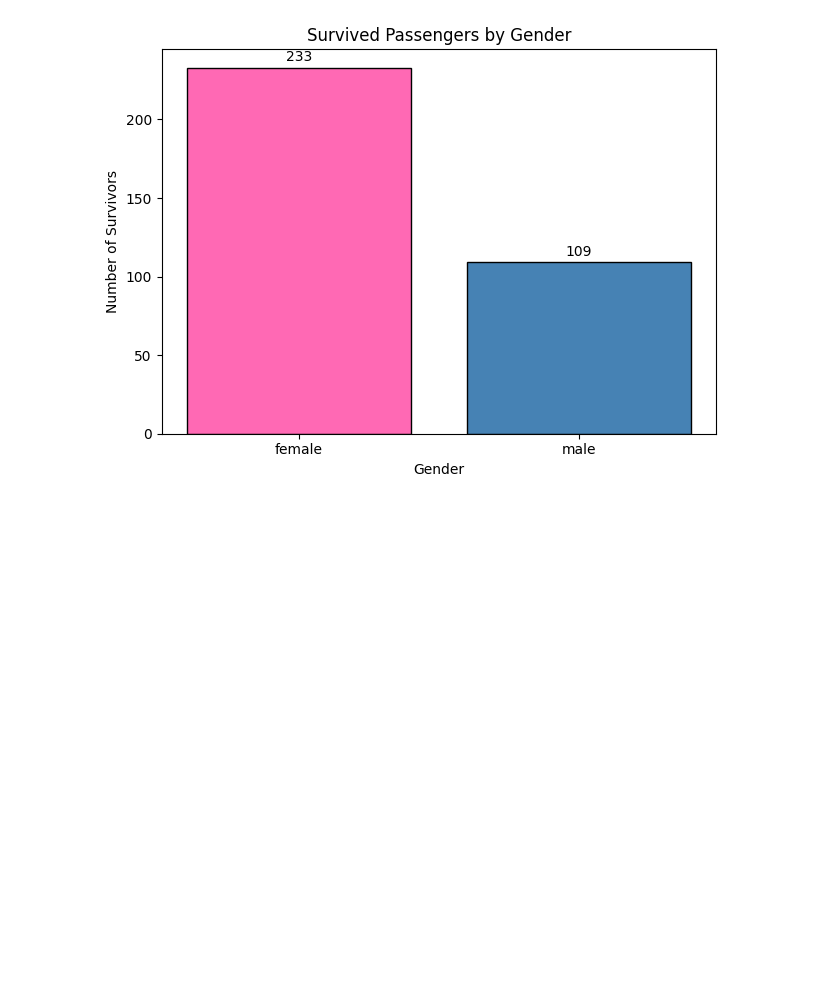
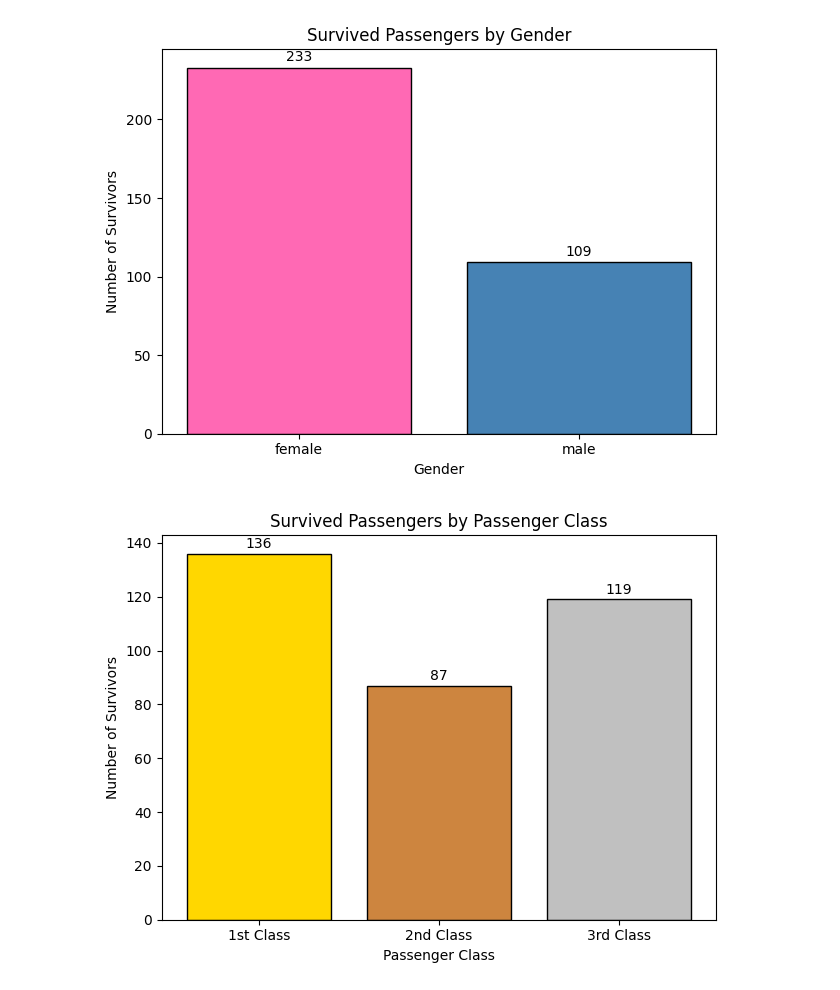
Before and after one commit to rahul-gitt/MY-PROJECTS, a Jupyter notebook: Titanic_Project/Titanic_Analysis.ipynb, the cells around one changed output. Saved outputs shown, nothing was run; the diff lists cells and outputs as text; code cells hidden in the pictures; blank space fills up the shorter version.

Commit message:
Survived Passengers by Passenger Class

```diff
--- a/Titanic_Project/Titanic_Analysis.ipynb
+++ b/Titanic_Project/Titanic_Analysis.ipynb
@@ -31,30 +31,54 @@ plt.xticks([0,1],['Dead' ,'Survived'])
 plt.tight_layout()
 plt.show()
 
 #Survived Passengers by Gender
 servive = df[df['Survived']== 1]
 sarvival_gender = servive['Sex'].value_counts()
 
 bars = plt.bar(sarvival_gender.index, sarvival_gender.values,
         color = ['hotpink','steelblue'],
         edgecolor= 'black',
         )
 
 for bar in bars:
     height = bar.get_height()
     plt.text(
         bar.get_x()+ bar.get_width()/2,
         height +4,
         height ,
         ha = 'center'
 
     )
 
 plt.title('Survived Passengers by Gender')
 plt.xlabel('Gender')
 plt.ylabel('Number of Survivors')
 plt.tight_layout()
 plt.show()
+
+#Passenger Class vs Survival
+Survival = df[df['Survived'] == 1]
+p_class = Survival['Pclass'].value_counts()
+
+bars = plt.bar(p_class.index,p_class.values,
+        color = ['gold', 'silver', 'peru'],
+        edgecolor = 'black')
+
+for bar in bars:
+    height = bar.get_height()
+    plt.text(
+        bar.get_x()+ bar.get_width()/2,
+        height +2,
+        height,
+        ha= 'center'
+    )
+plt.title('Survived Passengers by Passenger Class')
+plt.xlabel('Passenger Class')
+plt.ylabel('Number of Survivors')
+plt.xticks([1,2,3],['1st Class', '2nd Class', '3rd Class'])
+plt.tight_layout()
+plt.show()
 # %% [output]
 [figure]
 [figure]
+[figure, added]
```
